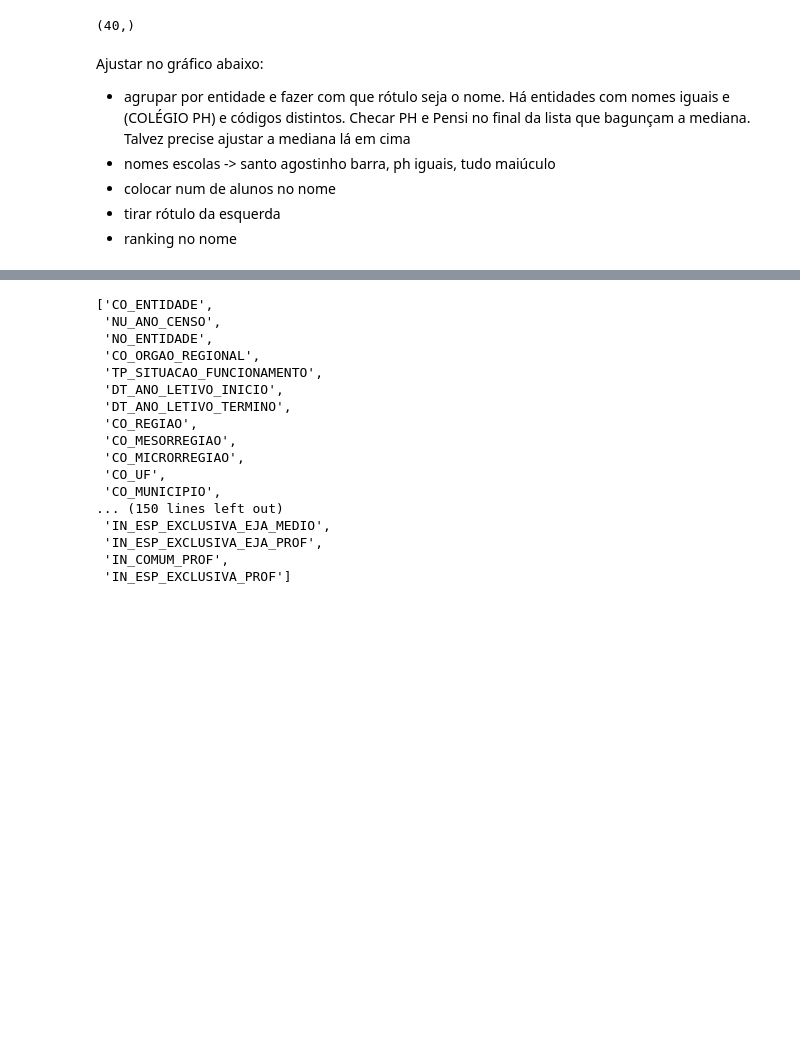
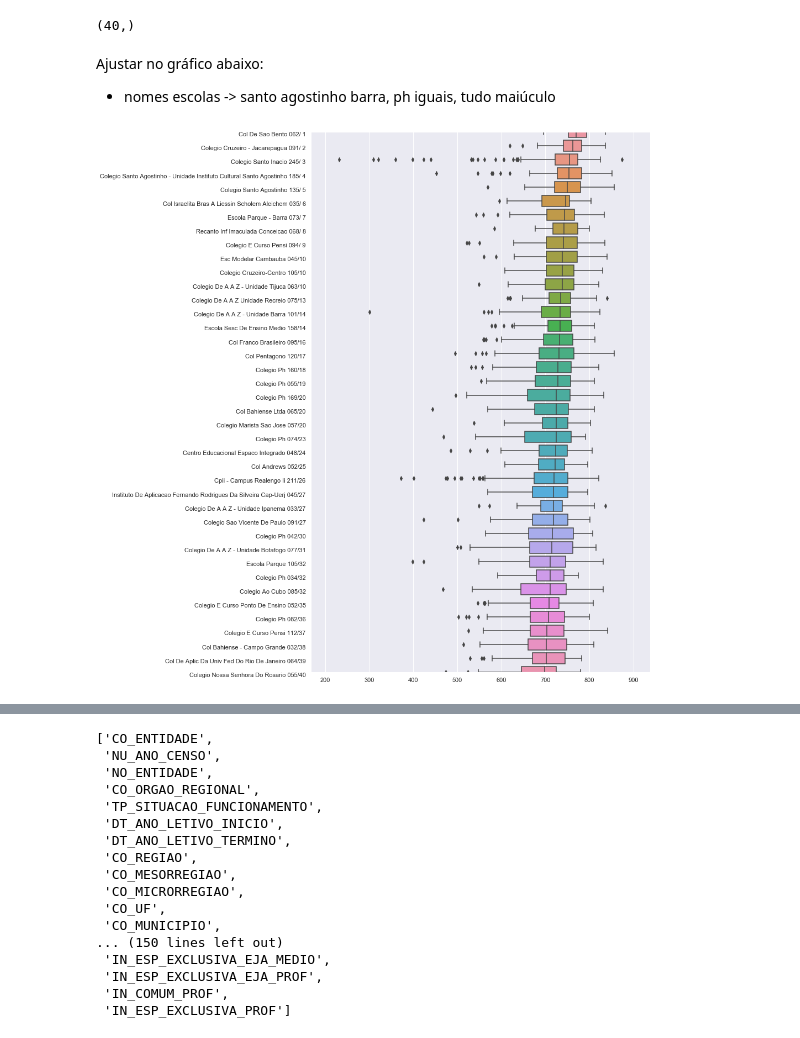
Before and after one commit to pauloneves/educacao, a Jupyter notebook: analisa.ipynb, the cells around one changed output, grey strips where cells are left out. Cells and saved outputs as stored; diff of their text form; code cells hidden in the pictures; blank space fills up the shorter version.

```diff
--- a/analisa.ipynb
+++ b/analisa.ipynb
@@ -103,11 +104,7 @@ my_order = df_melhores.head(NUM_MELHORES).NO_ENTIDADE
 my_order.shape
 # %% [output]
 (40,)
-# %% [markdown]
-Ajustar no gráfico abaixo:
-
-- agrupar por entidade e fazer com que rótulo seja o nome. Há entidades com nomes iguais e (COLÉGIO PH) e códigos distintos. Checar PH e Pensi no final da lista que bagunçam a mediana. Talvez precise ajustar a mediana lá em cima
-- nomes escolas -> santo agostinho barra, ph iguais, tudo maiúculo
-- colocar num de alunos no nome
-- tirar rótulo da esquerda
-- ranking no nome
+# %% [markdown]
+Ajustar no gráfico abaixo:
+
+- nomes escolas -> santo agostinho barra, ph iguais, tudo maiúculo
@@ -113,0 +113,11 @@ Ajustar no gráfico abaixo:
+# %%
+import seaborn as sns
+sns.set(rc={'figure.figsize':(11,18), 'axes.xmargin': .1, 'ytick.alignment': 'top'})
+ax = sns.boxplot(data=df_enem, y='CO_ESCOLA', x='nota_final', orient='h',
+                 order=df_melhores.head(NUM_MELHORES).CO_ENTIDADE)
+ax.set(ylabel='', xlabel='')
+#plt.suptitle('Distribuição de notas por escola', x=.25, va='bottom', size=24);
+locs, _ = plt.yticks()
+plt.yticks(locs, df_melhores.rotulo);
+# %% [output]
+[figure, added]
```
Also changed, not shown: parts of 9 cells of this notebook, 1 other file.
